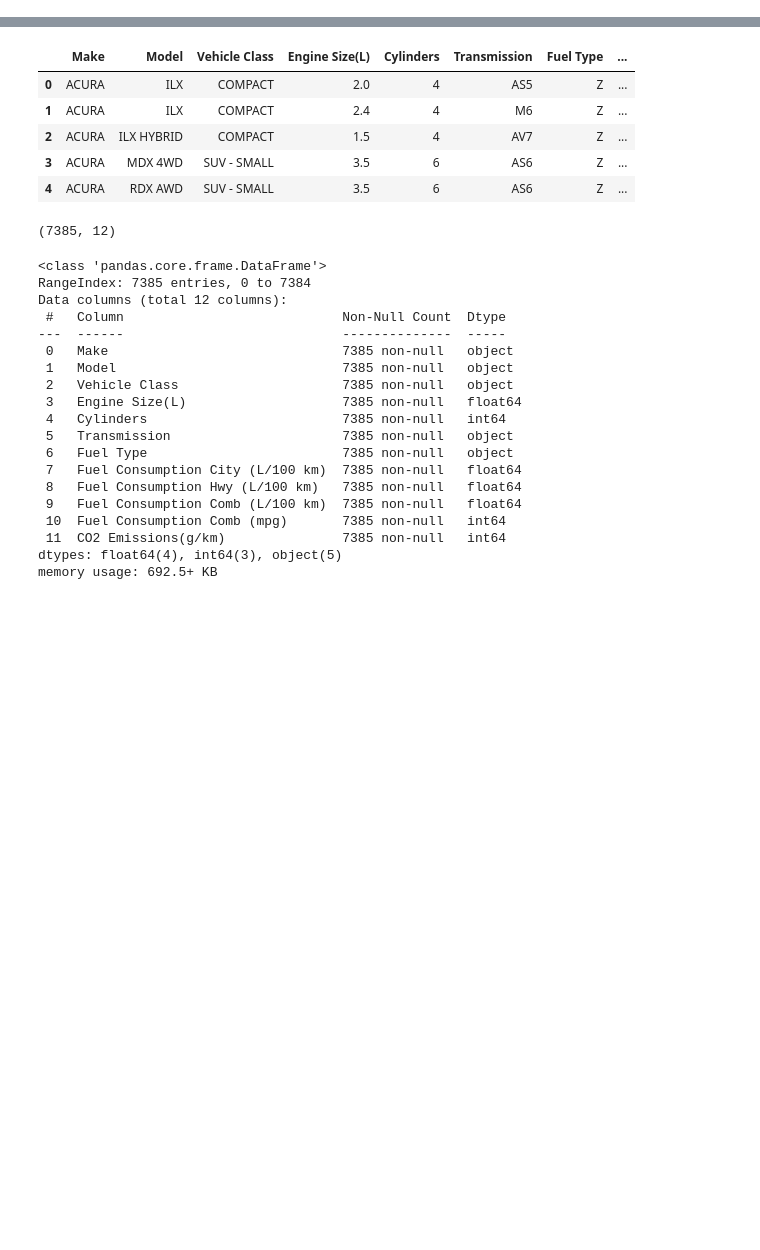
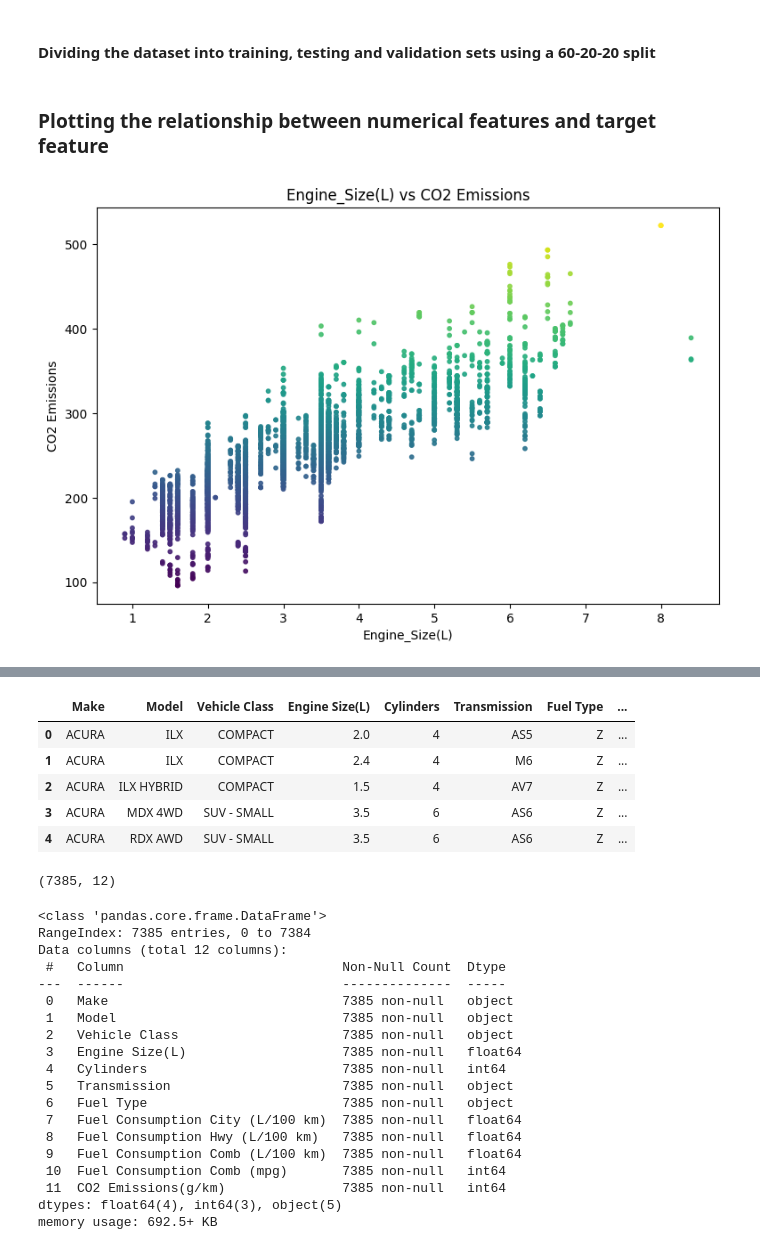
Before and after one commit to timid-angel/co2-emissions-prediction-model, a Jupyter notebook: Vectorized_Implementation.ipynb, the cells around one changed output, grey strips where cells are left out. Saved outputs shown, nothing was run; the diff lists cells and outputs as text; code cells hidden in the pictures; blank space fills up the shorter version.

```diff
--- a/Vectorized_Implementation.ipynb
+++ b/Vectorized_Implementation.ipynb
@@ -6,0 +92,30 @@ import pandas as pd
+# %% [markdown]
+####  Dividing the dataset into  training, testing and validation sets using a 60-20-20 split
+# %%
+
+# Split the data
+data_x = data.drop(columns=['CO2_Emissions(g/km)']).values
+data_y = data['CO2_Emissions(g/km)'].values
+
+train_x, temp_x, train_y, temp_y = train_test_split(data_x, data_y, test_size=0.40, random_state=42)
+validation_x, test_x, validation_y, test_y = train_test_split(temp_x, temp_y, test_size=0.50, random_state=42)
+# %% [markdown]
+### Plotting the relationship between numerical features and target feature
+# %%
+import matplotlib.pyplot as plt
+
+# Plot numerical features
+numerical_features = ['Engine_Size(L)']
+
+plt.figure(figsize=(15, 10))
+for i, feature in enumerate(numerical_features):
+    plt.subplot(2, 2, i + 1)
+    plt.scatter(train_x[:, 2], train_y, s=10, c=train_y, cmap="viridis", alpha=0.9)  # Change to use index for numerical feature
+    plt.title(f'{feature} vs CO2 Emissions')
+    plt.xlabel(feature)
+    plt.ylabel("CO2 Emissions")
+
+plt.tight_layout()
+plt.show()
+# %% [output]
+[figure, added]
```
Also changed, not shown: parts of 32 cells of this notebook.
